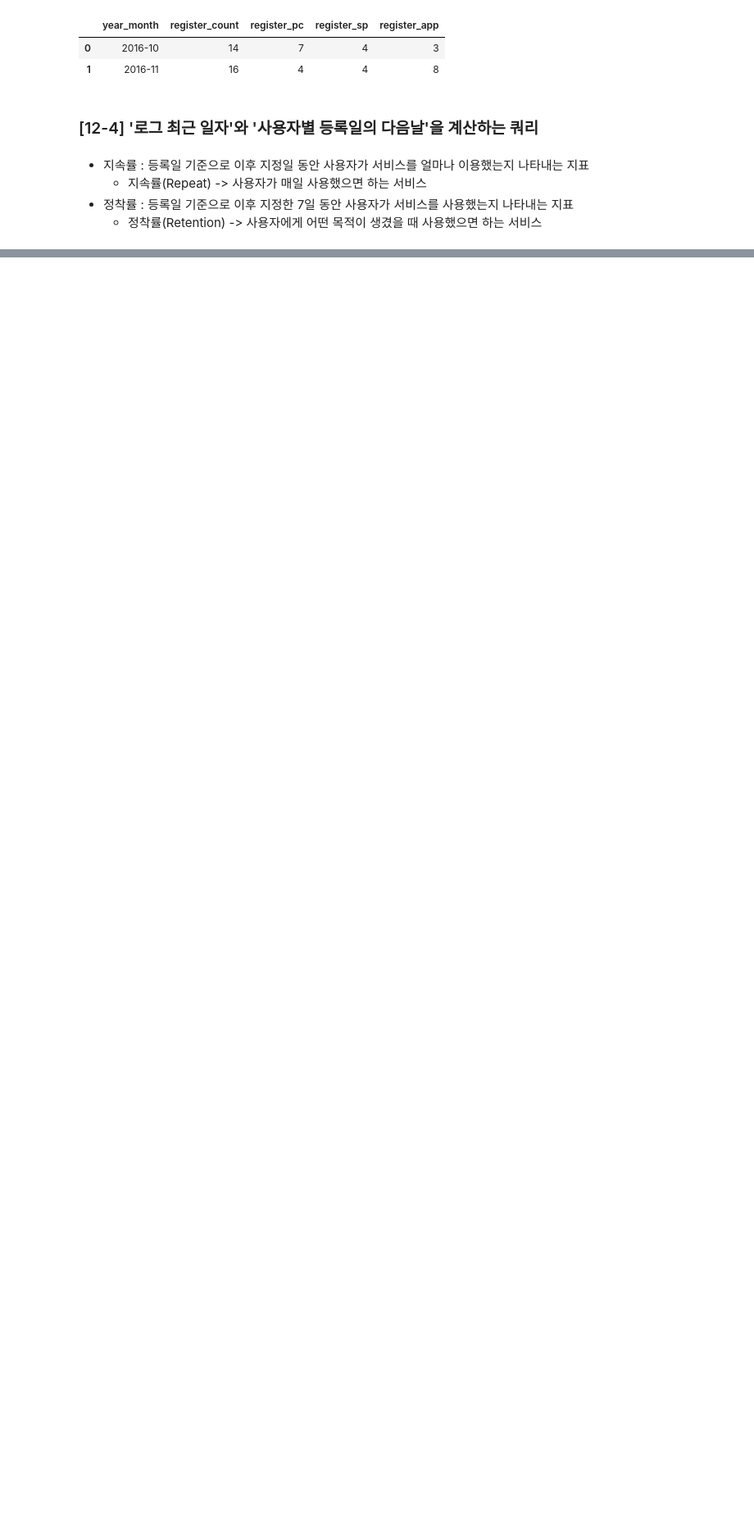
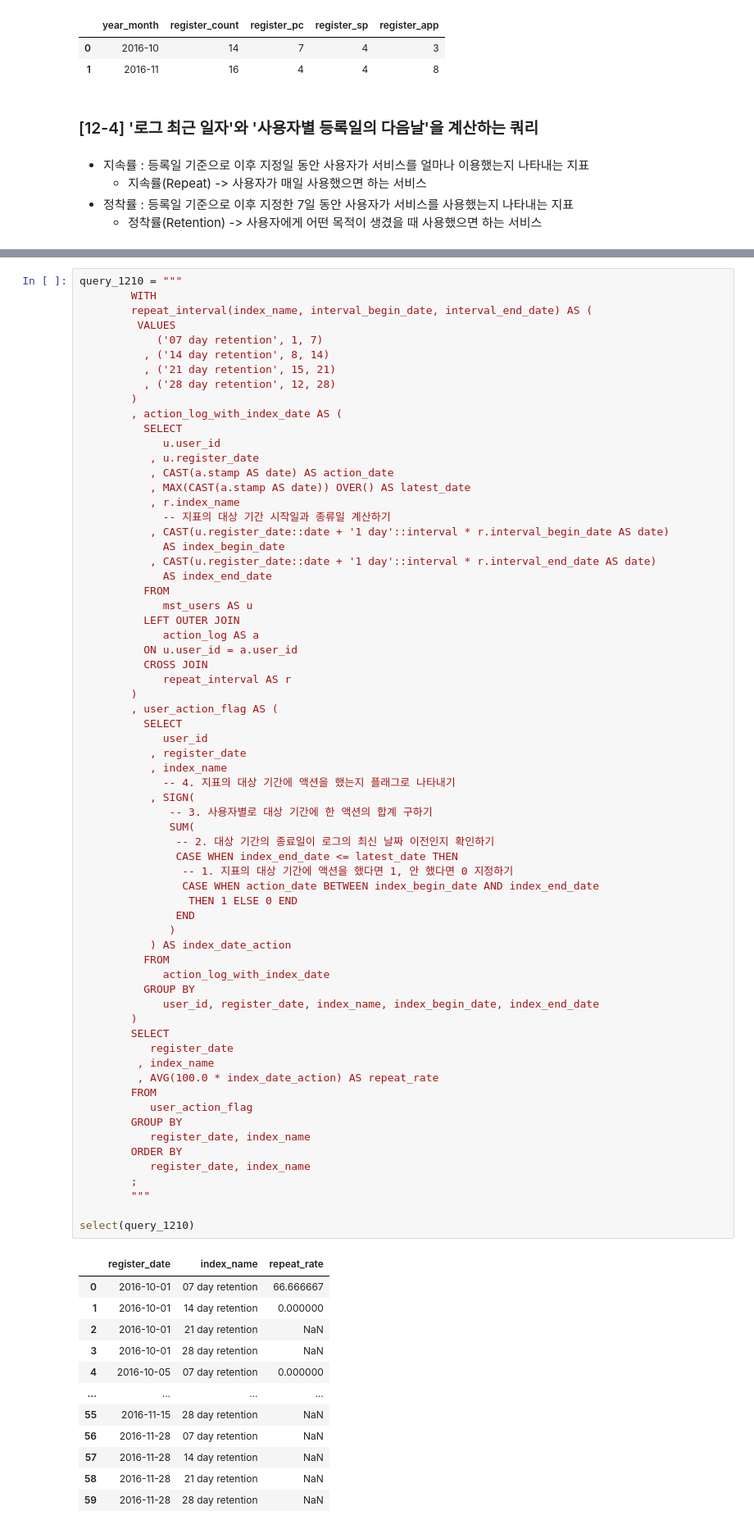
Before and after one commit to mittwoch09/Today-I-Learned, a Jupyter notebook: DataAnalysis/data_extraction_to_understand_users_2.ipynb, the cells around one changed output, grey strips where cells are left out. Shown at 82% size. Drawn from its saved outputs; the diff is of its cells as text; blank space fills up the shorter version.

```diff
--- a/DataAnalysis/data_extraction_to_understand_users_2.ipynb
+++ b/DataAnalysis/data_extraction_to_understand_users_2.ipynb
@@ -183,0 +474,79 @@ select(query_124)
+# %%
+query_1210 = """
+        WITH
+        repeat_interval(index_name, interval_begin_date, interval_end_date) AS (
+         VALUES
+            ('07 day retention', 1, 7)
+          , ('14 day retention', 8, 14)
+          , ('21 day retention', 15, 21)
+          , ('28 day retention', 12, 28)
+        )
+        , action_log_with_index_date AS (
+          SELECT
+             u.user_id
+           , u.register_date
+           , CAST(a.stamp AS date) AS action_date
+           , MAX(CAST(a.stamp AS date)) OVER() AS latest_date
+           , r.index_name
+             -- 지표의 대상 기간 시작일과 종류일 계산하기
+           , CAST(u.register_date::date + '1 day'::interval * r.interval_begin_date AS date)
+             AS index_begin_date
+           , CAST(u.register_date::date + '1 day'::interval * r.interval_end_date AS date)
+             AS index_end_date
+          FROM
+             mst_users AS u
+          LEFT OUTER JOIN
+             action_log AS a
+          ON u.user_id = a.user_id
+          CROSS JOIN
+             repeat_interval AS r
+        )
+        , user_action_flag AS (
+          SELECT
+             user_id
+           , register_date
+           , index_name
+             -- 4. 지표의 대상 기간에 액션을 했는지 플래그로 나타내기
+           , SIGN(
+              -- 3. 사용자별로 대상 기간에 한 액션의 합계 구하기
+              SUM(
+               -- 2. 대상 기간의 종료일이 로그의 최신 날짜 이전인지 확인하기
+               CASE WHEN index_end_date <= latest_date THEN
+                -- 1. 지표의 대상 기간에 액션을 했다면 1, 안 했다면 0 지정하기
+                CASE WHEN action_date BETWEEN index_begin_date AND index_end_date
+                 THEN 1 ELSE 0 END
+               END
+              )
+           ) AS index_date_action
+          FROM
+             action_log_with_index_date
+          GROUP BY
+             user_id, register_date, index_name, index_begin_date, index_end_date
+        )
+        SELECT
+           register_date
+         , index_name
+         , AVG(100.0 * index_date_action) AS repeat_rate
+        FROM
+           user_action_flag
+        GROUP BY
+           register_date, index_name
+        ORDER BY
+           register_date, index_name
+        ;
+        """
+
+select(query_1210)
+# %% [output]
+|  | register_date | index_name | repeat_rate |
+| 0 | 2016-10-01 | 07 day retention | 66.666667 |
+| 1 | 2016-10-01 | 14 day retention | 0.000000 |
+| 2 | 2016-10-01 | 21 day retention | NaN |
+| 3 | 2016-10-01 | 28 day retention | NaN |
+| 4 | 2016-10-05 | 07 day retention | 0.000000 |
+| ... | ... | ... | ... |
+| 55 | 2016-11-15 | 28 day retention | NaN |
+| 56 | 2016-11-28 | 07 day retention | NaN |
+| 57 | 2016-11-28 | 14 day retention | NaN |
+| 58 | 2016-11-28 | 21 day retention | NaN |
+| 59 | 2016-11-28 | 28 day retention | NaN |
```
Also changed, not shown: parts of 17 cells of this notebook.
